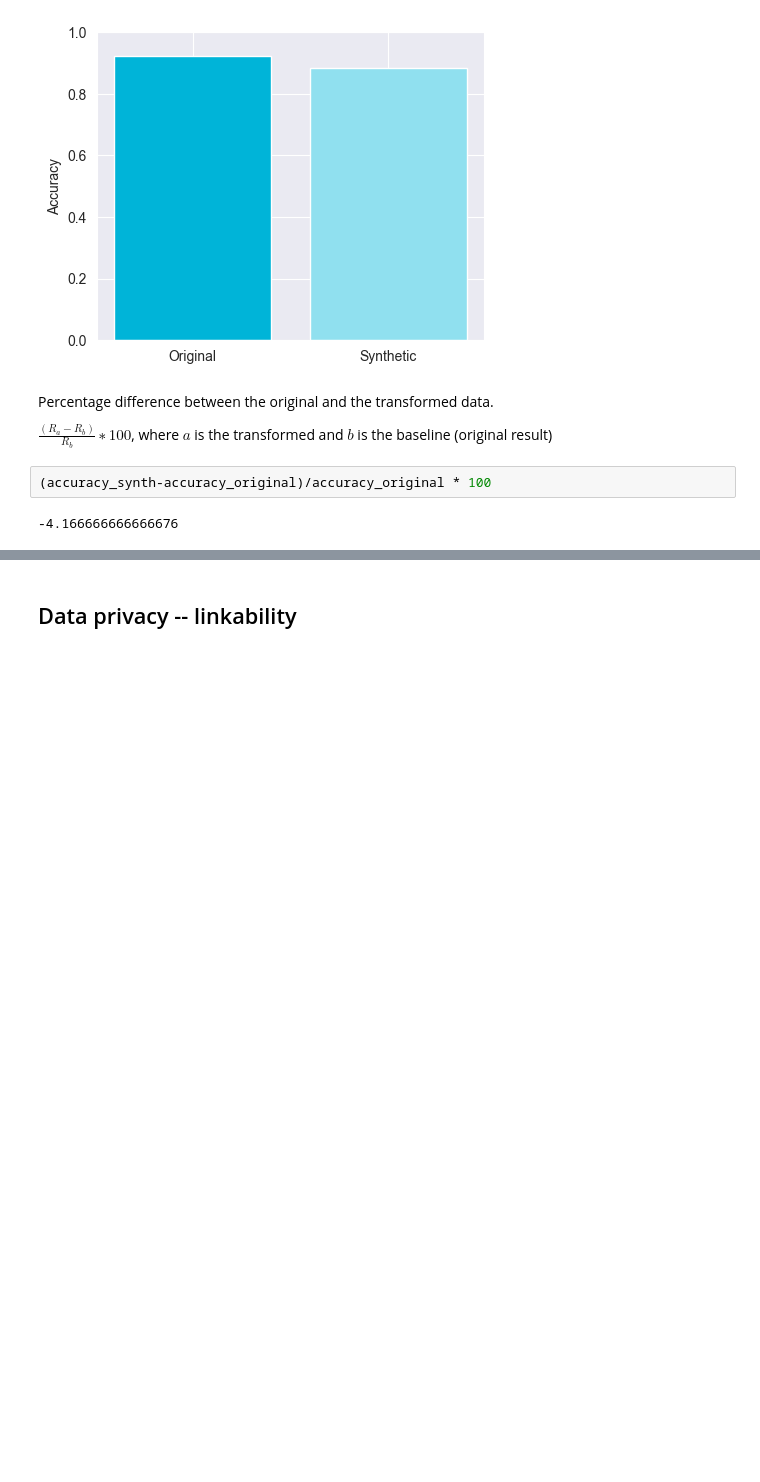
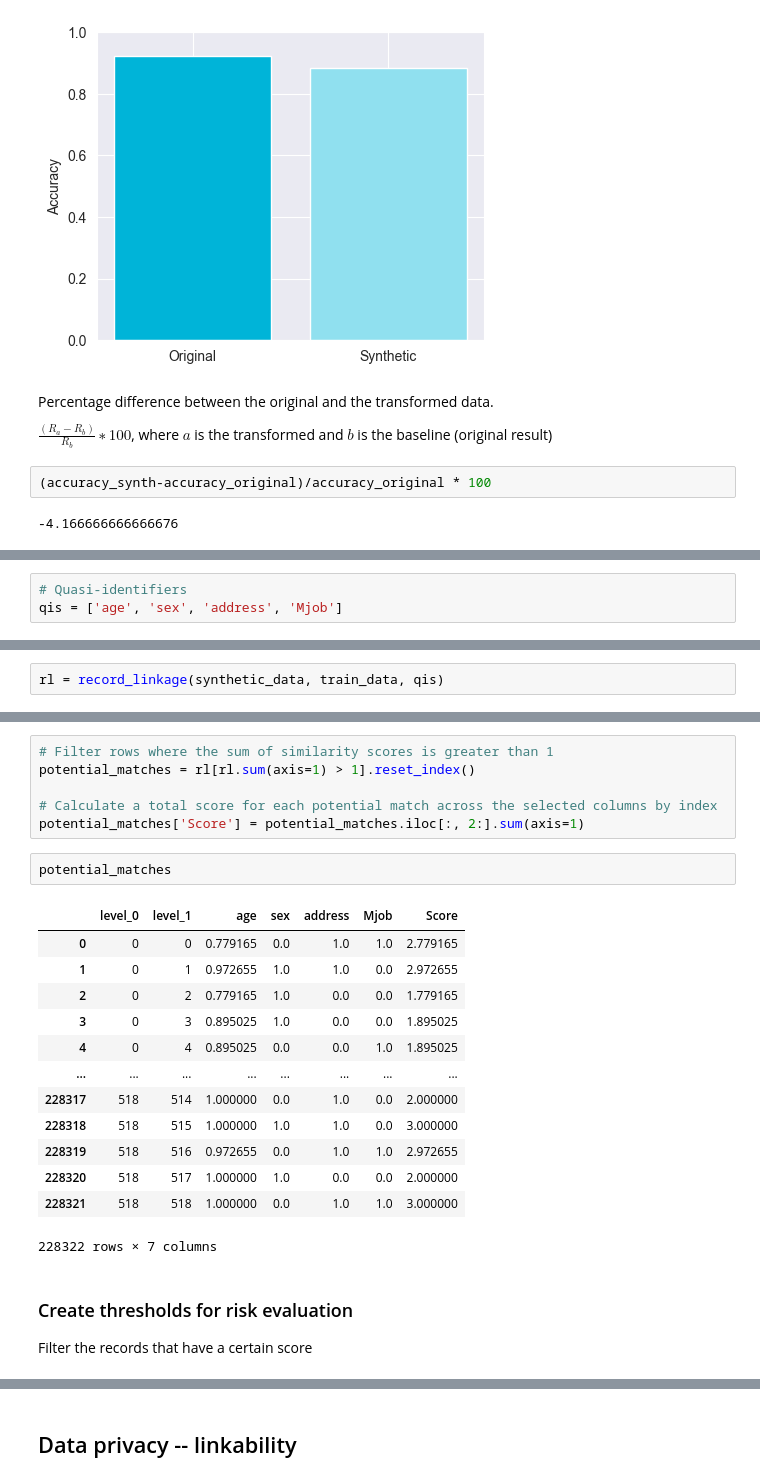
Before and after one commit to tmcarvalho/hands-on-synthetic-data, a Jupyter notebook: synthetic_data_generation.ipynb, the cells around one changed output, grey strips where cells are left out. Saved outputs shown, nothing was run; the diff lists cells and outputs as text; blank space fills up the shorter version.

Commit message:
privacy evaluation

```diff
--- a/synthetic_data_generation.ipynb
+++ b/synthetic_data_generation.ipynb
@@ -271,0 +311,3 @@ $\frac{(𝑅_𝑎−𝑅_𝑏)}{𝑅_𝑏}∗100$, where $a$ is the transformed
+# %%
+# Quasi-identifiers
+qis = ['age', 'sex', 'address', 'Mjob']
@@ -271,0 +318,2 @@ $\frac{(𝑅_𝑎−𝑅_𝑏)}{𝑅_𝑏}∗100$, where $a$ is the transformed
+# %%
+rl = record_linkage(synthetic_data, train_data, qis)
@@ -271,0 +339,26 @@ $\frac{(𝑅_𝑎−𝑅_𝑏)}{𝑅_𝑏}∗100$, where $a$ is the transformed
+# %%
+# Filter rows where the sum of similarity scores is greater than 1
+potential_matches = rl[rl.sum(axis=1) > 1].reset_index()
+
+# Calculate a total score for each potential match across the selected columns by index
+potential_matches['Score'] = potential_matches.iloc[:, 2:].sum(axis=1)
+# %%
+potential_matches
+# %% [output]
+|  | level_0 | level_1 | age | sex | address | Mjob | Score |
+| 0 | 0 | 0 | 0.779165 | 0.0 | 1.0 | 1.0 | 2.779165 |
+| 1 | 0 | 1 | 0.972655 | 1.0 | 1.0 | 0.0 | 2.972655 |
+| 2 | 0 | 2 | 0.779165 | 1.0 | 0.0 | 0.0 | 1.779165 |
+| 3 | 0 | 3 | 0.895025 | 1.0 | 0.0 | 0.0 | 1.895025 |
+| 4 | 0 | 4 | 0.895025 | 0.0 | 0.0 | 1.0 | 1.895025 |
+| ... | ... | ... | ... | ... | ... | ... | ... |
+| 228317 | 518 | 514 | 1.000000 | 0.0 | 1.0 | 0.0 | 2.000000 |
+| 228318 | 518 | 515 | 1.000000 | 1.0 | 1.0 | 0.0 | 3.000000 |
+| 228319 | 518 | 516 | 0.972655 | 0.0 | 1.0 | 1.0 | 2.972655 |
+| 228320 | 518 | 517 | 1.000000 | 1.0 | 0.0 | 0.0 | 2.000000 |
+| 228321 | 518 | 518 | 1.000000 | 0.0 | 1.0 | 1.0 | 3.000000 |
+228322 rows × 7 columns
+# %% [markdown]
+### Create thresholds for risk evaluation
+
+Filter the records that have a certain score
```
Also changed, not shown: parts of 18 cells of this notebook, 2 other files.
